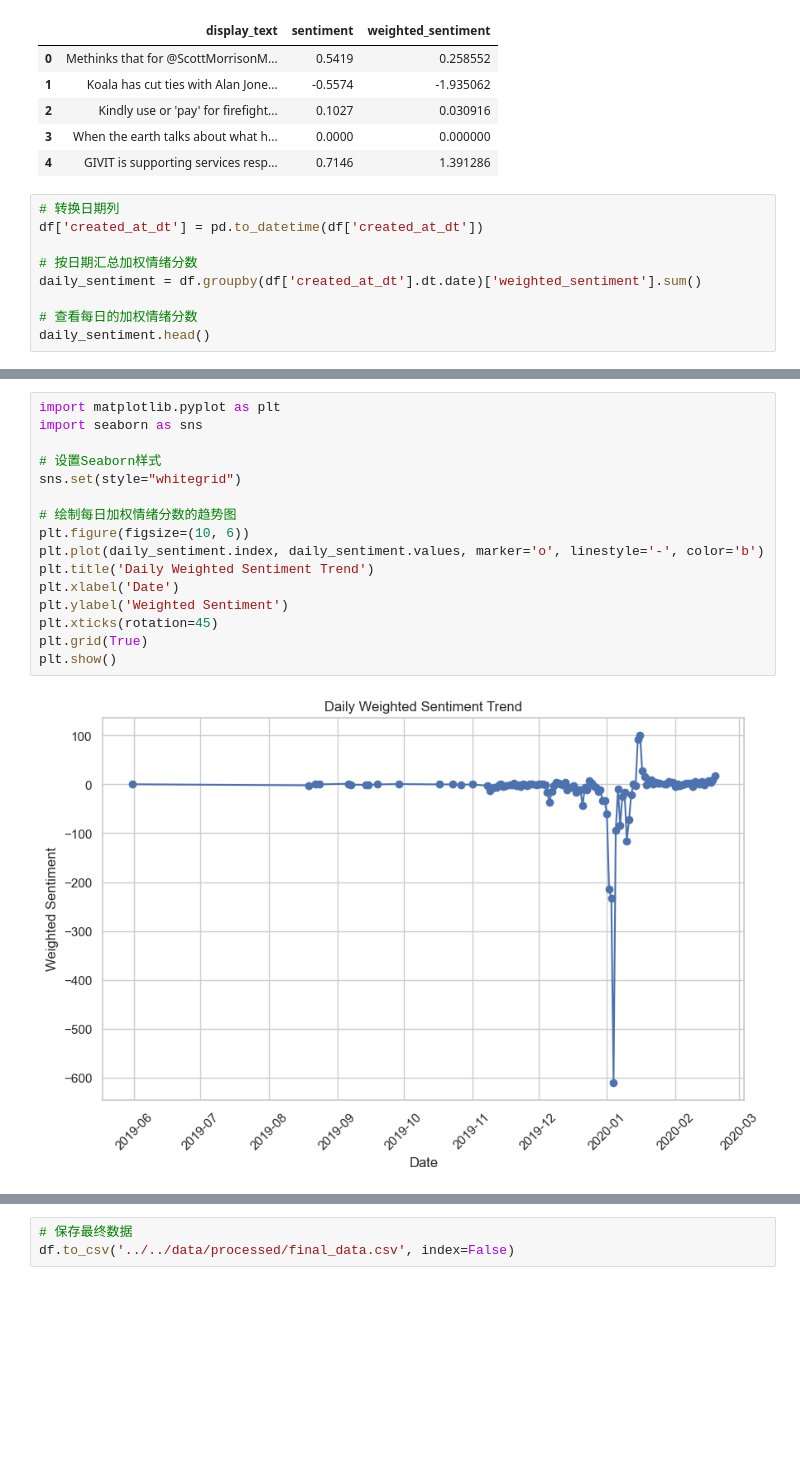
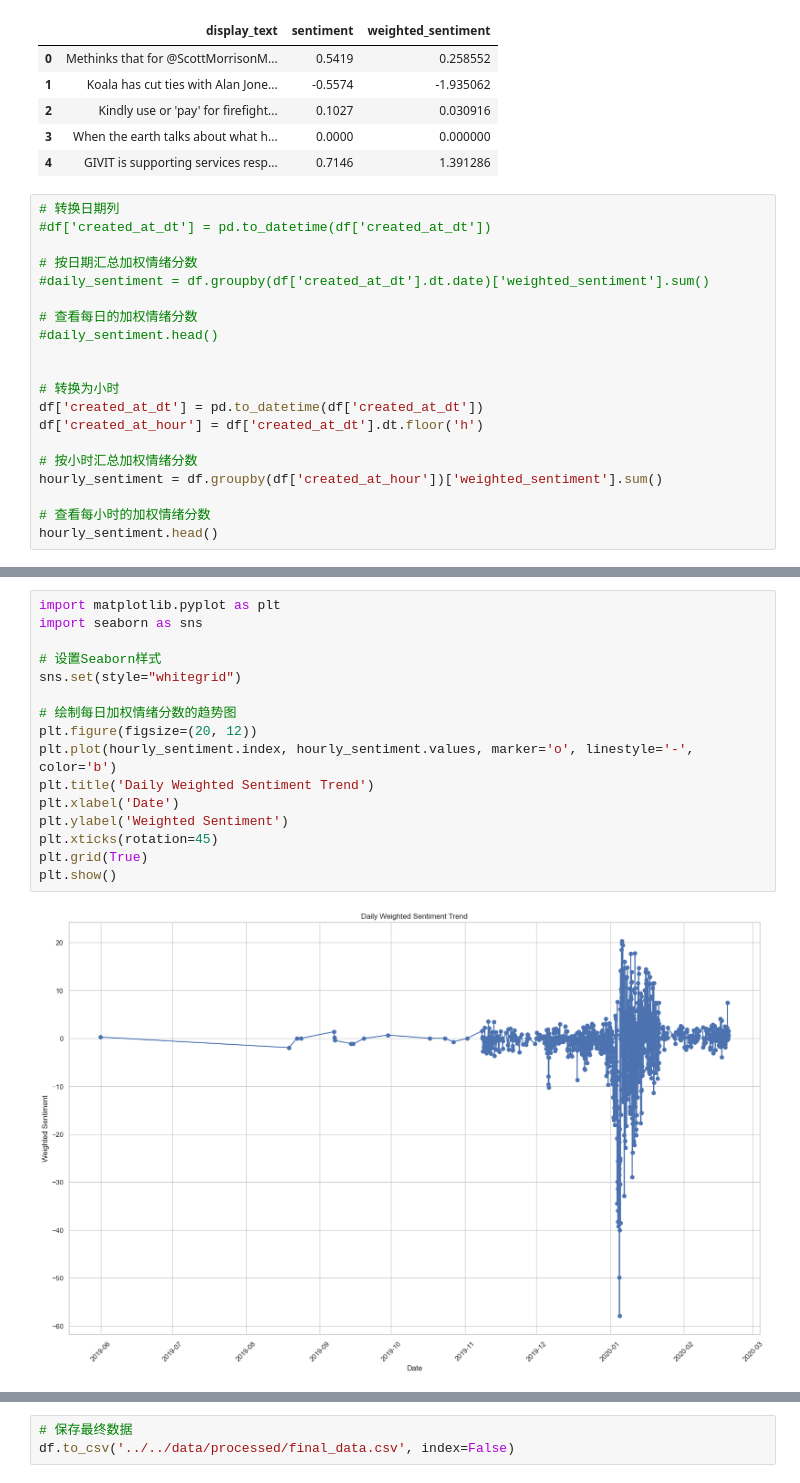
Before and after one commit to Joezhou1211/DECO3801_T50, a Jupyter notebook: backend/notebooks/sentiment.ipynb, the cells around one changed output, grey strips where cells are left out. Saved outputs shown, nothing was run; the diff lists cells and outputs as text; blank space fills up the shorter version.

```diff
--- a/backend/notebooks/sentiment.ipynb
+++ b/backend/notebooks/sentiment.ipynb
@@ -69,11 +69,22 @@ df[['display_text', 'sentiment', 'weighted_sentiment']].head()
 | 4 | GIVIT is supporting services resp... | 0.7146 | 1.391286 |
 # %%
 # 转换日期列
-df['created_at_dt'] = pd.to_datetime(df['created_at_dt'])
+#df['created_at_dt'] = pd.to_datetime(df['created_at_dt'])
 
 # 按日期汇总加权情绪分数
-daily_sentiment = df.groupby(df['created_at_dt'].dt.date)['weighted_sentiment'].sum()
+#daily_sentiment = df.groupby(df['created_at_dt'].dt.date)['weighted_sentiment'].sum()
 
 # 查看每日的加权情绪分数
-daily_sentiment.head()
+#daily_sentiment.head()
+
+
+# 转换为小时
+df['created_at_dt'] = pd.to_datetime(df['created_at_dt'])
+df['created_at_hour'] = df['created_at_dt'].dt.floor('h')
+
+# 按小时汇总加权情绪分数
+hourly_sentiment = df.groupby(df['created_at_hour'])['weighted_sentiment'].sum()
+
+# 查看每小时的加权情绪分数
+hourly_sentiment.head()
 # %% [output]
@@ -87,21 +98,21 @@ Name: weighted_sentiment, dtype: float64
 # %%
 import matplotlib.pyplot as plt
 import seaborn as sns
 
 # 设置Seaborn样式
 sns.set(style="whitegrid")
 
 # 绘制每日加权情绪分数的趋势图
-plt.figure(figsize=(10, 6))
-plt.plot(daily_sentiment.index, daily_sentiment.values, marker='o', linestyle='-', color='b')
+plt.figure(figsize=(20, 12))
+plt.plot(hourly_sentiment.index, hourly_sentiment.values, marker='o', linestyle='-', color='b')
 plt.title('Daily Weighted Sentiment Trend')
 plt.xlabel('Date')
 plt.ylabel('Weighted Sentiment')
 plt.xticks(rotation=45)
 plt.grid(True)
 plt.show()
 # %% [output]
-[figure, old version]
+[figure, new version]
 # %%
 # 保存推文的情绪分析结果
 # df.to_csv('../../data/processed/tweets_with_sentiment_vader.csv', index=False)
```
Also changed, not shown: parts of 2 cells of this notebook, 9 other files.
